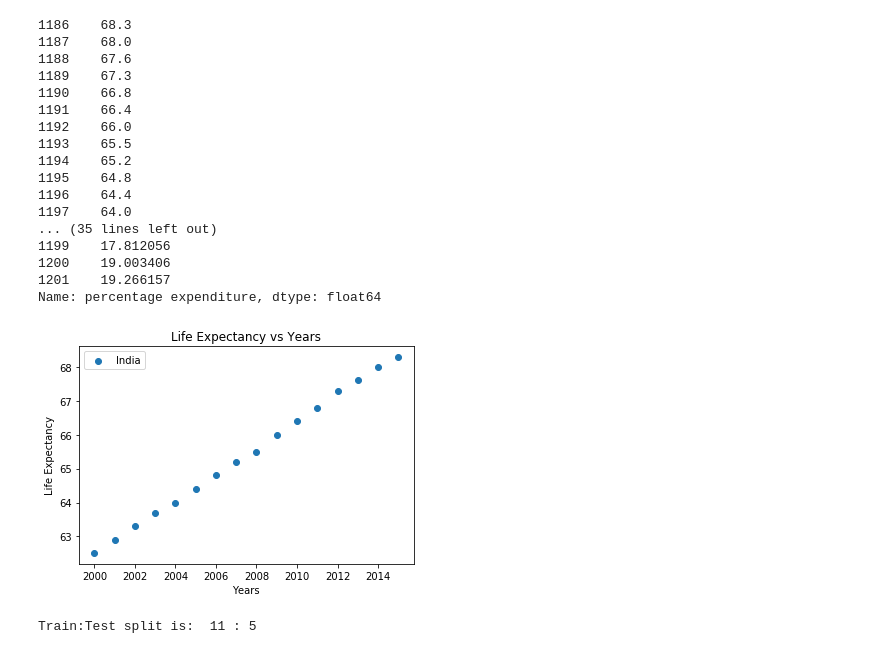
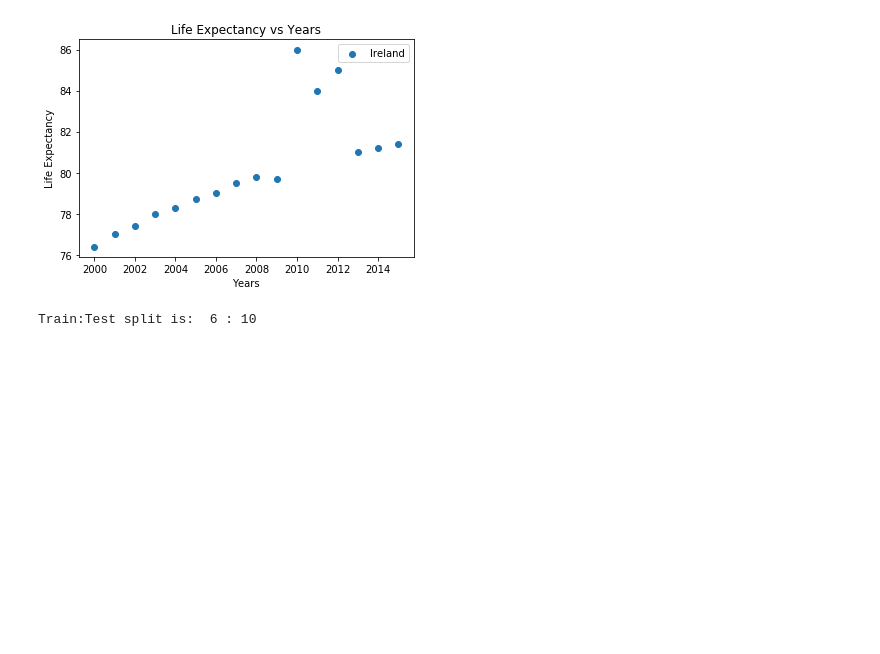
Before and after one commit to mihirm05/Gaussian-Process, a Jupyter notebook: Year-LifeExpectancy.ipynb, the cells around one changed output. Saved outputs shown, nothing was run; the diff lists cells and outputs as text; code cells hidden in the pictures; blank space fills up the shorter version.

```diff
--- a/Year-LifeExpectancy.ipynb
+++ b/Year-LifeExpectancy.ipynb
@@ -24,45 +24,28 @@ np.set_printoptions(suppress=True)
 # %%
 #reading data from csv
 df = pd.read_csv('datasets_12603_17232_Life Expectancy Data.csv')
 
 # Quantity variation of 3 countries (Germany, Netherlands, Spain)
 # change here
-country = 'India'
+country = 'Ireland'
 countryDataFrame = countryDF(country, df)
 countryQuantity = columnExtractor(countryDataFrame,'Life expectancy')
-print(countryQuantity)
+#print(countryQuantity)
 
 years = columnExtractor(countryDataFrame,'Year')
-print(years)
+#print(years)
 
 percentage_expenditure = columnExtractor(countryDataFrame,'percentage expenditure')
-print(percentage_expenditure)
+#print(percentage_expenditure)
 
 #plotQuantities(years, countryQuantity,'Years','Population', country,'Population vs Years')
 plotQuantities(years, countryQuantity, 'Years', 'Life Expectancy', country, 'Life Expectancy vs Years')
 
 split = np.random.randint(1,15)
 countryQuantityTrain, yearsTrain, countryQuantityTest, yearsTest = randomizer(countryQuantity, years, split)
 # %% [output]
+[figure, new version]
-1186    68.3
-1187    68.0
-1188    67.6
-1189    67.3
-1190    66.8
-1191    66.4
-1192    66.0
-1193    65.5
-1194    65.2
-1195    64.8
-1196    64.4
-1197    64.0
-... (35 lines left out)
-1199    17.812056
-1200    19.003406
-1201    19.266157
-Name: percentage expenditure, dtype: float64
+Train:Test split is:  6 : 10
-[figure, old version]
-Train:Test split is:  11 : 5
 # %%
 countryQuantityPredict, sigma = gaussianRegression(yearsTrain, countryQuantityTrain, yearsTest, countryQuantityTest, years, countryQuantity)
 # %% [output]
```
Also changed, not shown: parts of 3 cells of this notebook.
